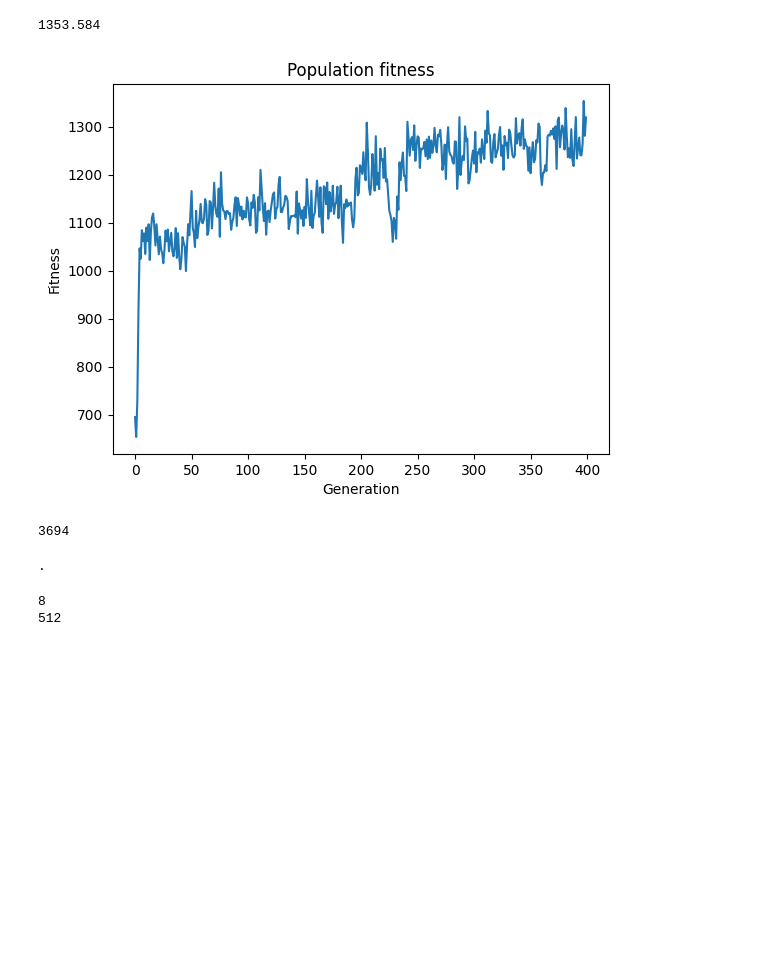
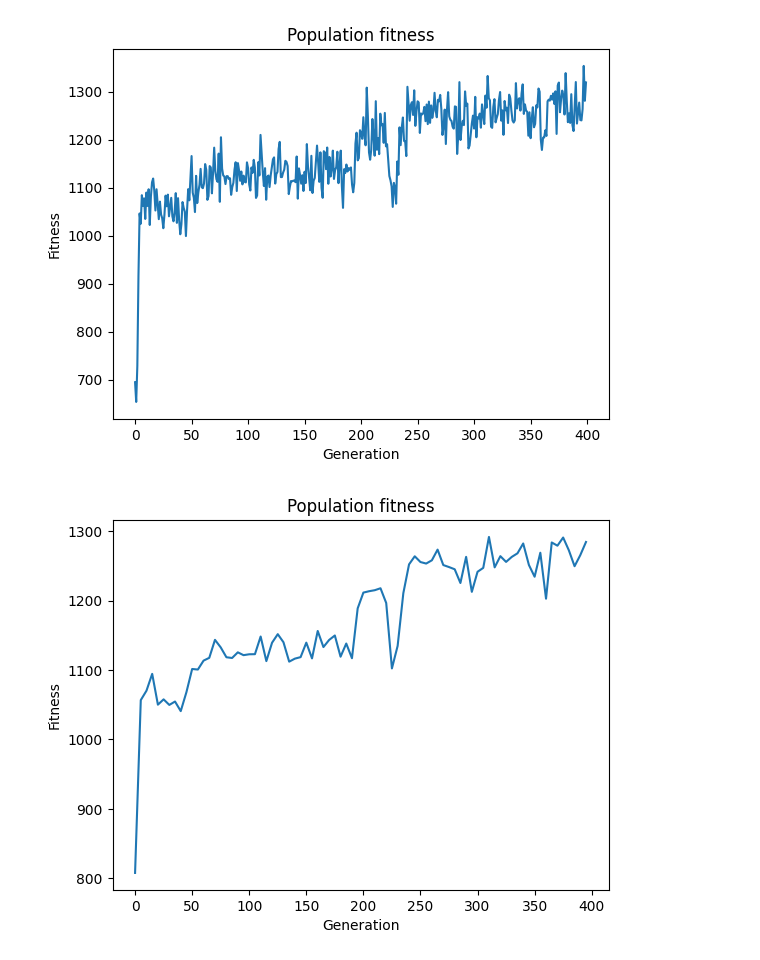
Before and after one commit to asadfgglie/Reinforcement-Learning-2048, a Jupyter notebook: play.ipynb, the cells around one changed output. Saved outputs shown, nothing was run; the diff lists cells and outputs as text; code cells hidden in the pictures; blank space fills up the shorter version.

```diff
--- a/play.ipynb
+++ b/play.ipynb
@@ -16,9 +19,5 @@ from numpy import argmax
-# %%
-fitness[argmax(fitness)]
-# %% [output]
-1353.584
 # %%
-def plt_fitness(fitness, avg_len=10):
+def plt_avg_fitness(fitness, avg_len=10):
     tmp = fitness.copy()
     avg_fitness = []
     if avg_len == 1:
@@ -31,45 +30,23 @@ def plt_fitness(fitness, avg_len=10):
     plt.xlabel('Generation')
     plt.ylabel('Fitness')
     plt.show()
-# %%
-plt_fitness(fitness, 1)
-# %% [output]
-[figure, removed]
-# %%
-pop.best_individual['fitness']
-# %% [output]
-3694
+# %%
+plt_avg_fitness(fitness, 1)
+plt_avg_fitness(fitness, 5)
+# %% [output]
+[figure, added]
+[figure, added]
 # %%
-import numpy as np
-score = []
-# seeds = []
+'''
+單次測試(會渲染視窗)
+'''
 with gym.make('gym2048-v0', disable_env_checker=True, render_mode='human') as env:
     best_individual = pop.best_individual
     model = pop.model
-    # seed = seeds[argmax(score)]
-    for i in range(1):
-        print('.', end='')
-        done = False
-        obs, _ = env.reset()
-        # obs = np.array([[
-        #     [32, 128,16, 2],
-        #     [16, 32, 4,  32],
-        #     [4,  8,  32, 16],
-        #     [2,  4,  8,  2]
-        # ]])
-        # env.env.set_map(obs)
-        while not done:
-            state = torch.from_numpy(obs).float()
-            action = torch.distributions.Categorical(probs=model(state, best_individual['params'])).sample().item()
-            obs, reward, done, _, info = env.step(action)
-        score.append(info['max_value'])
-        # seeds.append(seed)
+    done = False
+    obs, _ = env.reset()
+    while not done:
+        state = torch.from_numpy(obs).float()
+        action = torch.distributions.Categorical(probs=model(state, best_individual['params'])).sample().item()
+        obs, reward, done, _, info = env.step(action)
-# %% [output]
-.
-# %%
-print(argmax(score))
-print(score[argmax(score)])
-# %% [output]
-8
-512
 # %%
```
Also changed, not shown: parts of 10 cells of this notebook, 26 other files.
